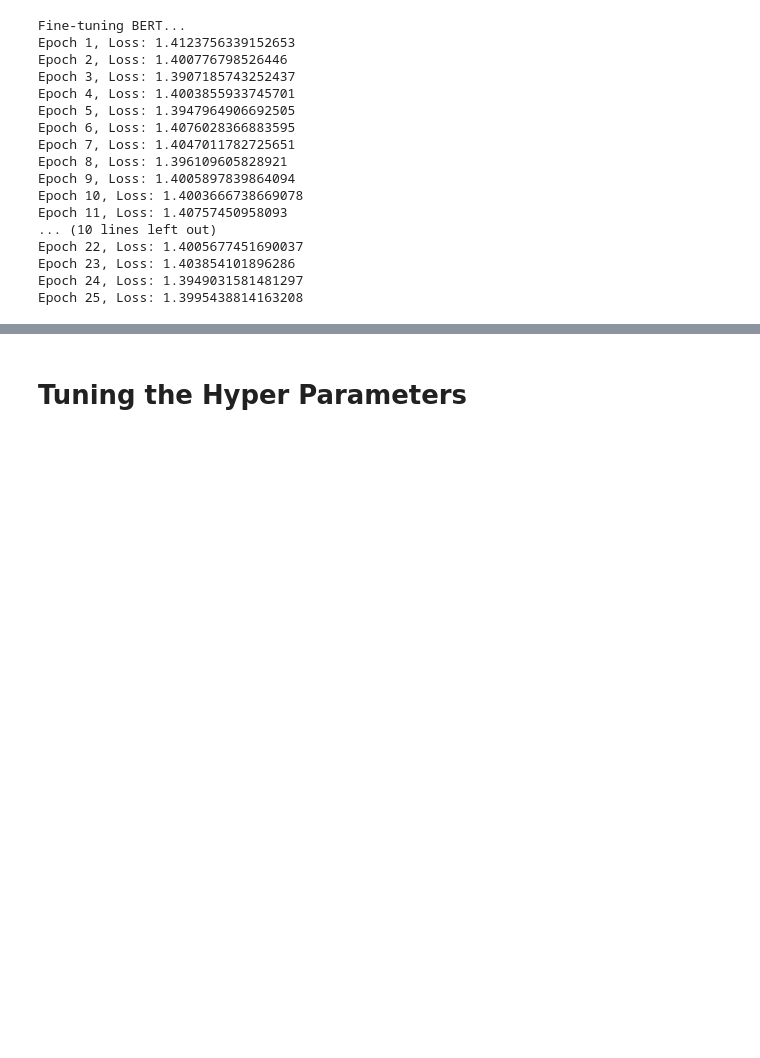
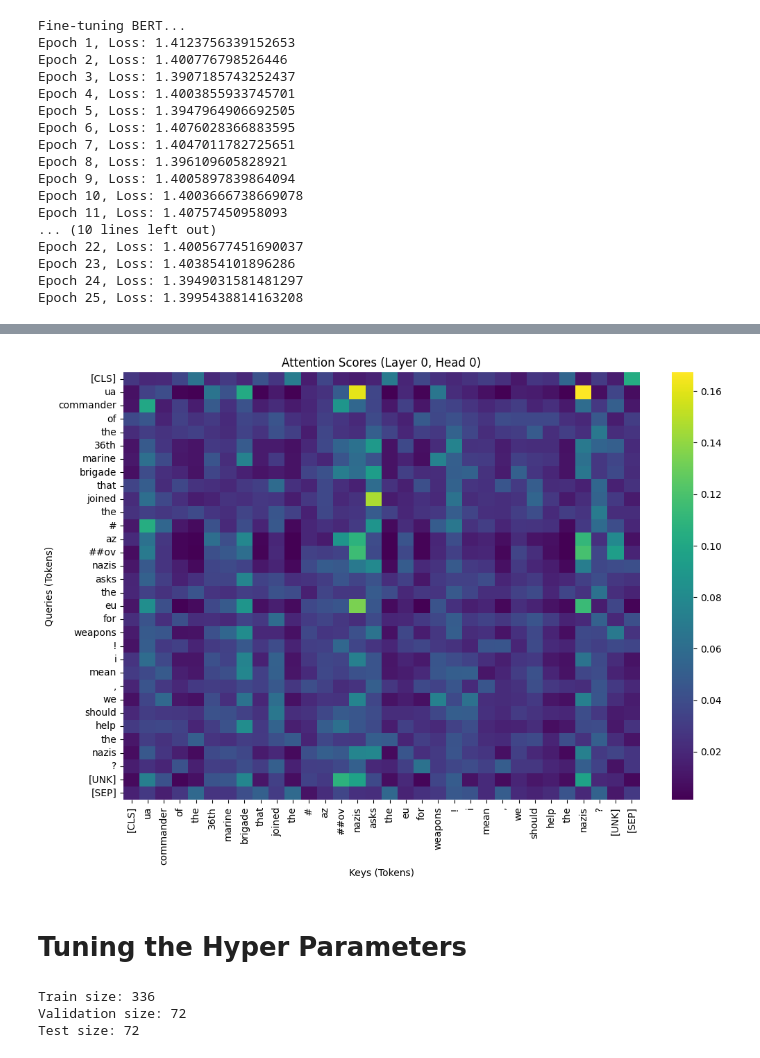
Before and after one commit to Susena-V/NLP_Misinformation, a Jupyter notebook: Final_BERT.ipynb, the cells around one changed output, grey strips where cells are left out. Drawn from its saved outputs; the diff is of its cells as text; code cells hidden in the pictures; blank space fills up the shorter version.

Commit message:
Kaggle Notebook | NLP - Final BERT | This kinda sucks

```diff
--- a/Final_BERT.ipynb
+++ b/Final_BERT.ipynb
@@ -482,3 +545,44 @@ IT IS THE ANPI THAT SHOULD BE OFFENDED BY SUCH AN UNWORTHY PSEUDO REPRESENTATIVE
+# %%
+def plot_attention_scores(sentence, tokenizer, model, device='cpu', layer=0, head=0):
+    model.to(device)
+    model.eval()
+
+    # Tokenize the input sentence
+    inputs = tokenizer(
+        sentence,
+        return_tensors='pt',
+        truncation=True,
+        padding=True,
+        max_length=512
+    )
+    inputs = {key: value.to(device) for key, value in inputs.items()}
+
+    # Generate attention scores
+    with torch.no_grad():
+        outputs = model.bert(**inputs, output_attentions=True)
+        attentions = outputs.attentions  # Tuple of attention tensors for all layers and heads
+
+    # Extract attention scores for the specified layer and head
+    attention_scores = attentions[layer][0, head].cpu().numpy()  # Shape: (num_tokens, num_tokens)
+    tokens = tokenizer.convert_ids_to_tokens(inputs['input_ids'][0])
+
+    # Plot attention scores as a heatmap
+    plt.figure(figsize=(12, 8))
+    sns.heatmap(attention_scores, xticklabels=tokens, yticklabels=tokens, cmap='viridis')
+    plt.title(f"Attention Scores (Layer {layer}, Head {head})")
+    plt.xlabel("Keys (Tokens)")
+    plt.ylabel("Queries (Tokens)")
+    plt.xticks(rotation=90)
+    plt.yticks(rotation=0)
+    plt.show()
+# %%
+# Example sentence
+sentence = """UA commander of the 36th Marine brigade that joined the #Azov Nazis asks the EU for weapons!
+I mean, we should help the Nazis?😳😮😱"""
+# Plot attention scores for Layer 0, Head 0
+plot_attention_scores(sentence, tokenizer, model, device=device, layer=0, head=0)
+# %% [output]
+[figure, added]
 # %% [markdown]
 # Tuning the Hyper Parameters
 # %%
@@ -493,2 +599,19 @@ from torch.utils.data import DataLoader, Dataset
 import matplotlib.pyplot as plt
 import seaborn as sns
+# %%
+# Load dataset
+data = pd.read_csv('/kaggle/input/filtered-and-translated-nlp/filr.csv')
+X = data['Translated']
+y = data['Label']
+
+# Split into train, validation, and test sets
+X_train, X_temp, y_train, y_temp = train_test_split(X, y, test_size=0.3, random_state=42)
+X_val, X_test, y_val, y_test = train_test_split(X_temp, y_temp, test_size=0.5, random_state=42)
+
+print("Train size:", len(X_train))
+print("Validation size:", len(X_val))
+print("Test size:", len(X_test))
+# %% [output]
+Train size: 336
+Validation size: 72
+Test size: 72
```
Also changed, not shown: parts of 12 cells of this notebook.
